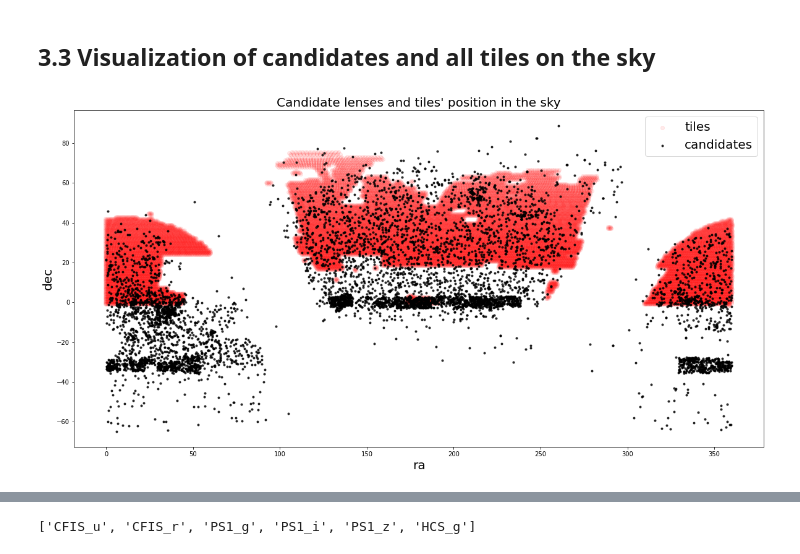
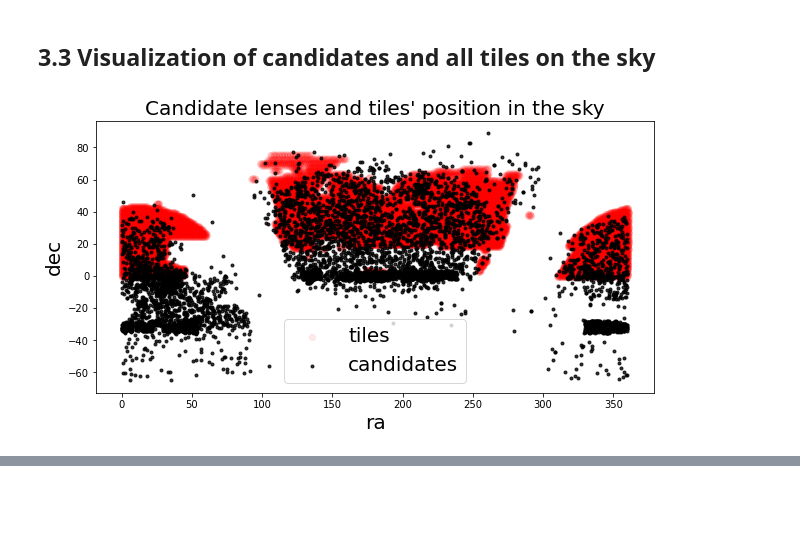
Before and after one commit to AnaHoban/GravitationalLensing2, a Jupyter notebook: Code/Batch Loading/Currently used/cutouts/Cutout_production.ipynb, the cells around one changed output, grey strips where cells are left out. Drawn from its saved outputs; the diff is of its cells as text; code cells hidden in the pictures; blank space fills up the shorter version.

```diff
--- a/Code/Batch Loading/Currently used/cutouts/Cutout_production.ipynb
+++ b/Code/Batch Loading/Currently used/cutouts/Cutout_production.ipynb
@@ -313,13 +363,16 @@ tiles_table.head()
 #2 : for each range, determine which lenses in all lenses fall in it
 #3 : for each lens in a tile, write in all_lenses the tile
 #4 : Find the X, Y coordinates for that tile
+# %%
+all_lenses = pd.read_csv(label_dir + 'all_lenses.csv', dtype={'Tile':str})
+tiles_table = pd.read_csv(label_dir + 'tiles_summary.csv', dtype={'Tile':str})
 # %%
 def in_tile(ra, dec):
-    tiles_list =  tiles_table[['tile', 'band_nb']][ (tiles_table['RA_0'] <= ra) & (tiles_table['RA_1'] >= ra) & (tiles_table['DEC_0'] <= dec) & (tiles_table['DEC_1'] >= dec)]
-    tile = list(tiles_list['tile'])
+    tiles_list =  tiles_table[['Tile', 'band_nb']][ (tiles_table['RA_0'] <= ra) & (tiles_table['RA_1'] >= ra) & (tiles_table['DEC_0'] <= dec) & (tiles_table['DEC_1'] >= dec)]
+    tile = list(tiles_list['Tile'])
     band_nb = list(tiles_list['band_nb'])
 
-    if len(tile) > 0 :
+    if len(tile) > 0 : #tile with highest number of bands only
         return tile[band_nb.index(max(band_nb))]
     else:
         return 0 #no matching tile
@@ -349,6 +405,3 @@ There are tiles with more than one candidate, there are 2118 unique tiles contai
-# %%
-all_lenses = pd.read_csv(label_dir + 'all_lenses.csv', dtype={'Tile':str})
-tiles_table = pd.read_csv(label_dir + 'tiles_summary.csv', dtype={'tile':str})
 # %%
 nb_of_bands = []
 for tile in tiles_w_candidates:
@@ -365,19 +441,14 @@ for i in range(10):
 # %% [markdown]
 ## 3.3 Visualization of candidates and all tiles on the sky
 # %%
-plt.figure(figsize = [20,10])
-plt.scatter(tiles_table['RA_0'], tiles_table['DEC_0'], c = 'r', alpha = 0.08, label = 'tiles' )
+plt.figure(figsize = [10,5])
+plt.scatter(tiles_table['RA_center'], tiles_table['DEC_center'], c = 'r', alpha = 0.08, label = 'tiles' )
 plt.scatter(all_lenses['RA'], all_lenses['DEC'], marker = '.',c = 'k', alpha = 0.8, label = 'candidates')
 plt.title("Candidate lenses and tiles' position in the sky", fontsize = 20)
 plt.legend(fontsize = 20)
 plt.ylabel('dec', fontsize = 20)
 plt.xlabel('ra', fontsize = 20);
 # %% [output]
-[figure, old version]
+[figure, new version]
 # %% [markdown]
 ![image.png](attachment:f8747a9c-a598-401b-ad6b-0c019f646c4e.png)
-# %%
-bands = list(tiles_table.keys())[2:8] #leaving hcs_z out
-bands
-# %% [output]
-['CFIS_u', 'CFIS_r', 'PS1_g', 'PS1_i', 'PS1_z', 'HCS_g']
```
Also changed, not shown: parts of 54 cells of this notebook, 13 other files.
